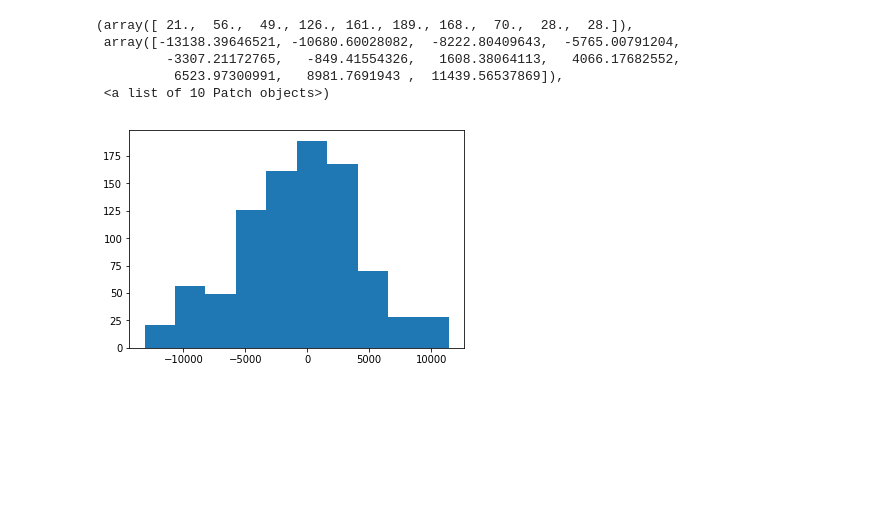
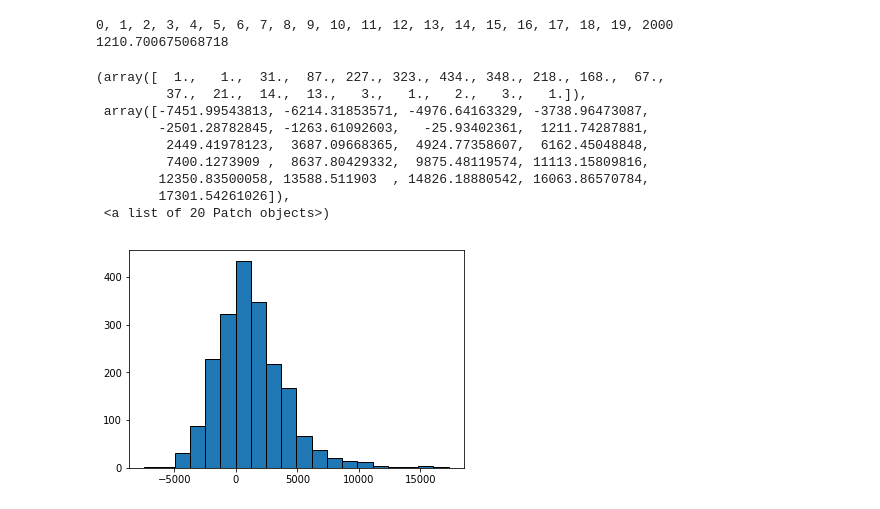
Before and after one commit to wywongbd/pairstrade-fyp-2019, a Jupyter notebook: model/trading_model.ipynb, the cells around one changed output. Drawn from its saved outputs; the diff is of its cells as text; code cells hidden in the pictures; blank space fills up the shorter version.

Commit message:
added validation for checking overfitting.

```diff
--- a/model/trading_model.ipynb
+++ b/model/trading_model.ipynb
@@ -10,6 +10,7 @@ from datetime import datetime, timedelta
 import time
 import matplotlib.pyplot as plt
 %matplotlib inline
+plt.rcParams["patch.force_edgecolor"] = True
 
 from process_raw_prices import *
 
@@ -29,7 +25,7 @@ The autoreload extension is already loaded. To reload it, use:
 # %%
 tf.enable_eager_execution()
 # %%
-num_of_pair = 500
+num_of_pair = 1000
 # %%
 # processed dataset folder path
 dataset_folder_path = '../../dataset/nyse-daily-transformed'
@@ -41,7 +37,7 @@ raw_files_path_pattern = "../../dataset/nyse-daily-trimmed-same-length/*.csv"
 df_columns = ['close1', 'close2', 'normalizedLogClose1', 'normalizedLogClose2', 'spread', 'alpha', 'beta']
 ind = {'y_close': 0, 'x_close': 1, 'spread': 4}
 
-# compute dataset for training
+# compute dataset
 all_pairs_slices = [splitext(f)[0] for f in os.listdir(dataset_folder_path) if isfile(join(dataset_folder_path, f))]
 if len(all_pairs_slices) == 0:
     generate_pairs_training_data(raw_files_path_pattern=raw_files_path_pattern,
@@ -58,11 +54,14 @@ all_pairs = sorted(list(set(['-'.join(p.split('-')[0:2]) for p in all_pairs_slic
 # all_pairs = ["VMW-WUBA"]
 # all_pairs = ["TWTR-UIS"]
 all_pairs_slices_train = []
+all_pairs_slices_valid = []
 all_pairs_slices_test = []
 for p in all_pairs:
     all_pairs_slices_train += [p+'-0', p+'-1']
-    all_pairs_slices_test += [p+'-2', p+'-3']
+    all_pairs_slices_valid += [p+'-2']
+    all_pairs_slices_test += [p+'-3']
 print("Total number of pair slices for training: %d" % len(all_pairs_slices_train))
+print("Total number of pair slices for validation: %d" % len(all_pairs_slices_valid))
 print("Total number of pair slices for testing: %d" % len(all_pairs_slices_test))
 # %% [output]
 Total number of pair slices: 26680
@@ -75,9 +71,10 @@ print(all_pairs)
 # %%
 # update batch size
-batch_size = 128
+batch_size = 100
 
 # number of batch in training
-num_of_batch = num_of_pair*500//batch_size
+num_of_epoch = 20
+num_of_batch = 2*num_of_pair*num_of_epoch//batch_size
 
 # fixed number of time steps in one episode (not used)
 trading_period = 200
@@ -92,23 +89,23 @@ a_num = position_num = 3
 h_dim = 30
 
 # number of RNN layer
-num_layers = 2
+num_layers = 1
 
 # number of layer1 output
-layer1_out_num = 30
+layer1_out_num = 10
 
 # learning rate
-lr = 5e-3
+lr = 1e-3
 
-reg = 0.001
+reg = 0.0001
 
 # discount factor in reinforcement learning
 gamma = 1
 
 # random action probability
-rand_action_prob = 0.08
+rand_action_prob = 0.05
 
-batch_per_print = 10
+batches_per_print = 10*5
 
 # dummy initial cash
 initial_cash = 10000
@@ -574,9 +687,22 @@ rs = np.array(rs).reshape(-1)
-# %%
-plt.hist(rs)
-# %% [output]
-(array([ 21.,  56.,  49., 126., 161., 189., 168.,  70.,  28.,  28.]),
- array([-13138.39646521, -10680.60028082,  -8222.80409643,  -5765.00791204,
-         -3307.21172765,   -849.41554326,   1608.38064113,   4066.17682552,
-          6523.97300991,   8981.7691943 ,  11439.56537869]),
- <a list of 10 Patch objects>)
-[figure, removed]
+# %%
+# evaluate performance on train dataset
+train_rs = []
+train_total_r_dict = {}
+run_epoch_for_evaluate_performance(train_rs, train_total_r_dict, 'train')
+
+print(len(train_rs))
+print(np.mean(train_rs))
+plt.hist(train_rs, bins=20)
+# %% [output]
+0, 1, 2, 3, 4, 5, 6, 7, 8, 9, 10, 11, 12, 13, 14, 15, 16, 17, 18, 19, 2000
+1210.700675068718
+(array([  1.,   1.,  31.,  87., 227., 323., 434., 348., 218., 168.,  67.,
+         37.,  21.,  14.,  13.,   3.,   1.,   2.,   3.,   1.]),
+ array([-7451.99543813, -6214.31853571, -4976.64163329, -3738.96473087,
+        -2501.28782845, -1263.61092603,   -25.93402361,  1211.74287881,
+         2449.41978123,  3687.09668365,  4924.77358607,  6162.45048848,
+         7400.1273909 ,  8637.80429332,  9875.48119574, 11113.15809816,
+        12350.83500058, 13588.511903  , 14826.18880542, 16063.86570784,
+        17301.54261026]),
+ <a list of 20 Patch objects>)
+[figure, added]
```
Also changed, not shown: parts of 14 cells of this notebook.
